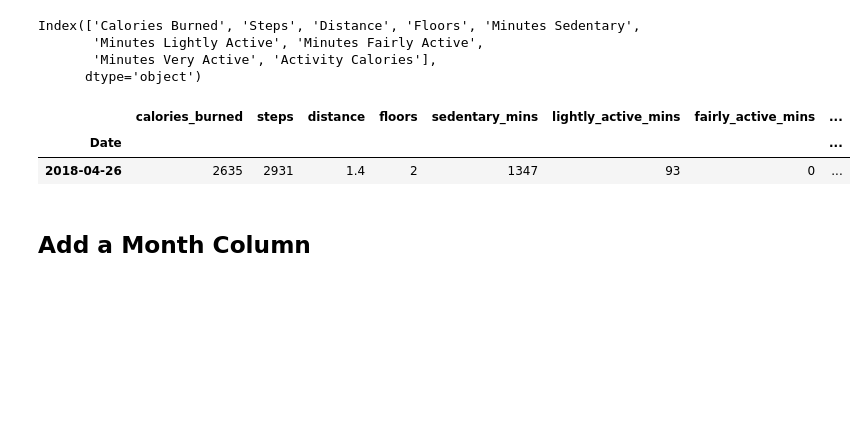
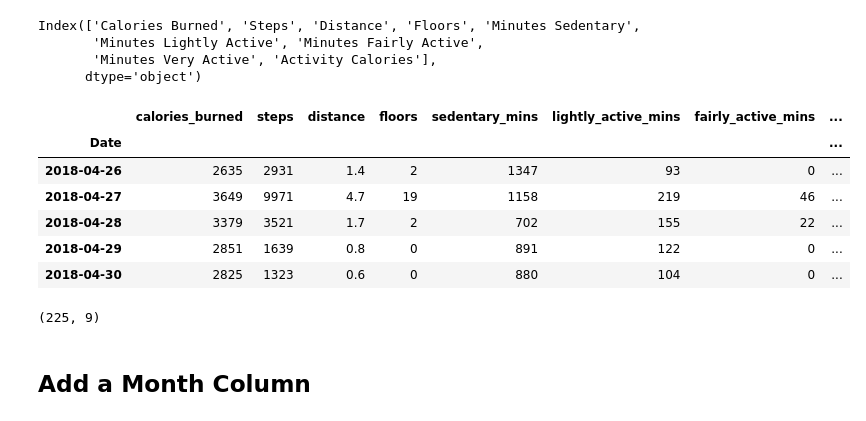
Before and after one commit to U-Gotta-Have-Faith/time_series, a Jupyter notebook: faith_acquire.ipynb, the cells around one changed output. Cells and saved outputs as stored; diff of their text form; code cells hidden in the pictures; blank space fills up the shorter version.

```diff
--- a/faith_acquire.ipynb
+++ b/faith_acquire.ipynb
@@ -89,11 +102,19 @@ df.rename(columns={'Calories Burned': 'calories_burned', 'Steps': 'steps', 'Dist
                   'Minutes Fairly Active': 'fairly_active_mins', 'Minutes Very Active': 'very_active_mins',
                 'Activity Calories': 'activity_calories'}, inplace=True)
 # %%
-df.head(1)
+df.head()
 # %% [output]
 |  | calories_burned | steps | distance | floors | sedentary_mins | lightly_active_mins | fairly_active_mins | ... |
 | Date |  |  |  |  |  |  |  | ... |
 | 2018-04-26 | 2635 | 2931 | 1.4 | 2 | 1347 | 93 | 0 | ... |
+| 2018-04-27 | 3649 | 9971 | 4.7 | 19 | 1158 | 219 | 46 | ... |
+| 2018-04-28 | 3379 | 3521 | 1.7 | 2 | 702 | 155 | 22 | ... |
+| 2018-04-29 | 2851 | 1639 | 0.8 | 0 | 891 | 122 | 0 | ... |
+| 2018-04-30 | 2825 | 1323 | 0.6 | 0 | 880 | 104 | 0 | ... |
+# %%
+df.shape
+# %% [output]
+(225, 9)
 # %% [markdown]
 ## Add a Month Column
 # %%
```
Also changed, not shown: parts of 15 cells of this notebook.
